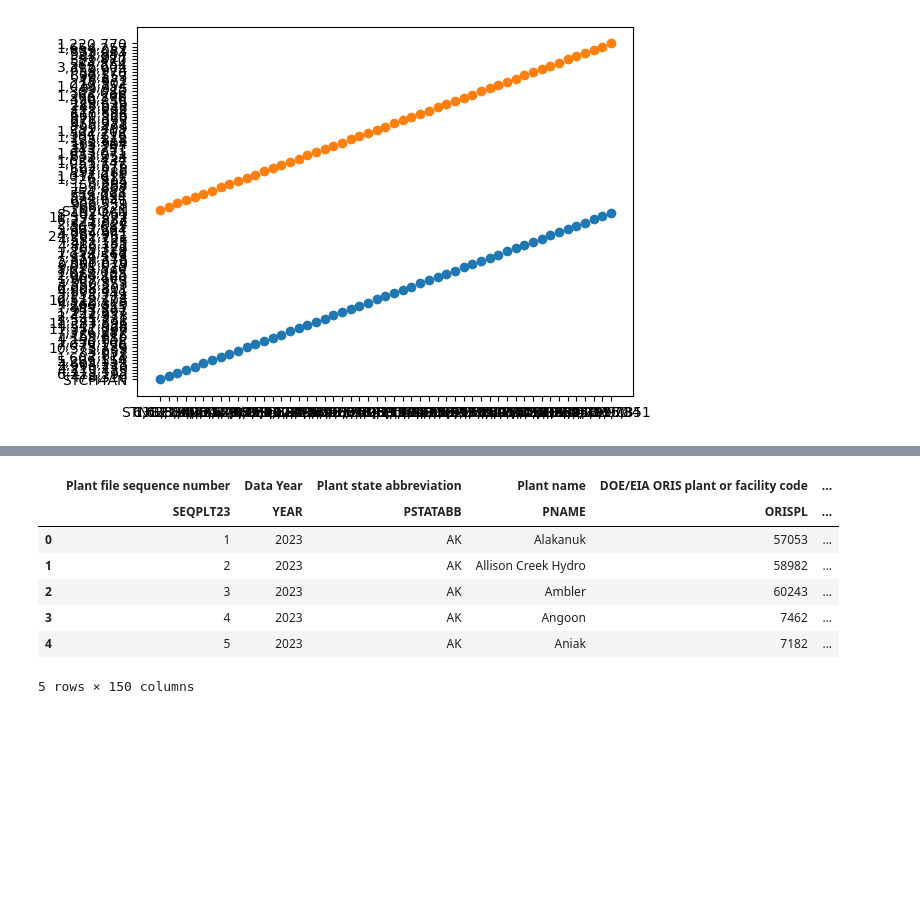
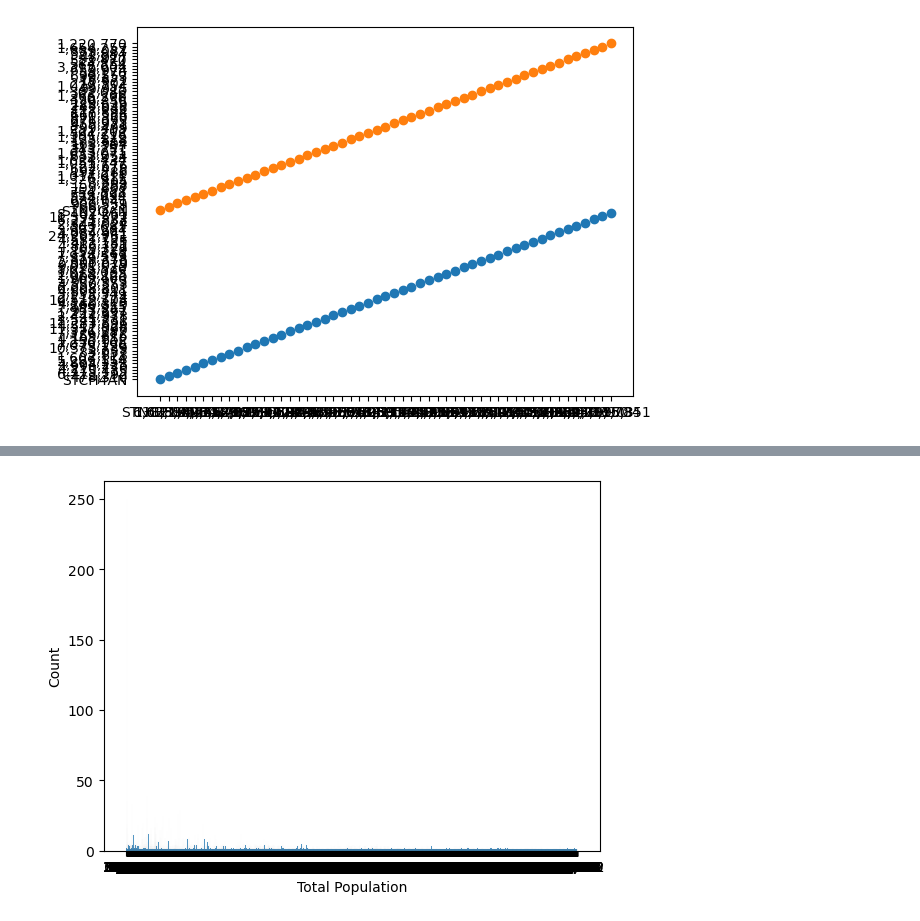
Before and after one commit to reilyfairchild/Data102_Final_Project, a Jupyter notebook: dataset_3_EDA.ipynb, the cells around one changed output, grey strips where cells are left out. Cells and saved outputs as stored; diff of their text form; code cells hidden in the pictures; blank space fills up the shorter version.

```diff
--- a/dataset_3_EDA.ipynb
+++ b/dataset_3_EDA.ipynb
@@ -108,12 +88,7 @@ sns.histplot(egrid_demo["People of Color (%)"])
+# %%
+sns.histplot(egrid_demo["Total Population"], bins=20)
+plt.show()
+# %% [output]
+[figure, added]
 # %%
-egrid_plant = pd.read_csv("data/egrid2023_plant.csv", header=[0,1])
-egrid_plant.head()
+egrid_plant = pd.read_csv("data/egrid2023_plant.csv")[1:]
-# %% [output]
-|  | Plant file sequence number | Data Year | Plant state abbreviation | Plant name | DOE/EIA ORIS plant or facility code | ... |
-|  | SEQPLT23 | YEAR | PSTATABB | PNAME | ORISPL | ... |
-| 0 | 1 | 2023 | AK | Alakanuk | 57053 | ... |
-| 1 | 2 | 2023 | AK | Allison Creek Hydro | 58982 | ... |
-| 2 | 3 | 2023 | AK | Ambler | 60243 | ... |
-| 3 | 4 | 2023 | AK | Angoon | 7462 | ... |
-| 4 | 5 | 2023 | AK | Aniak | 7182 | ... |
-5 rows × 150 columns
```
Also changed, not shown: parts of 12 cells of this notebook.
